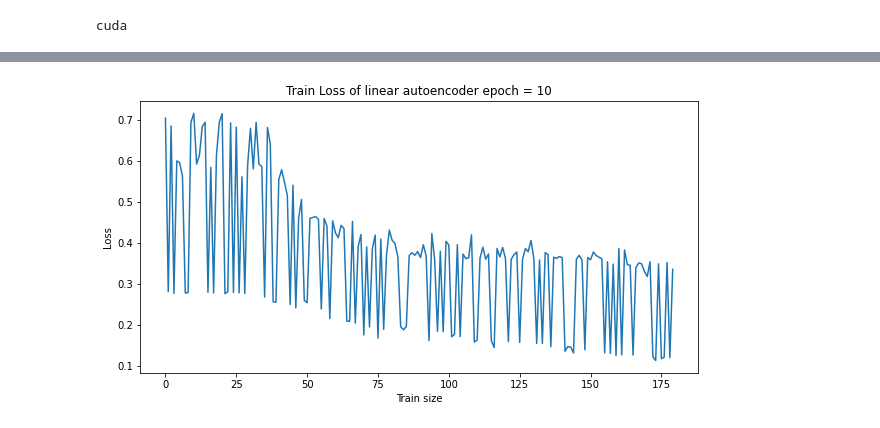
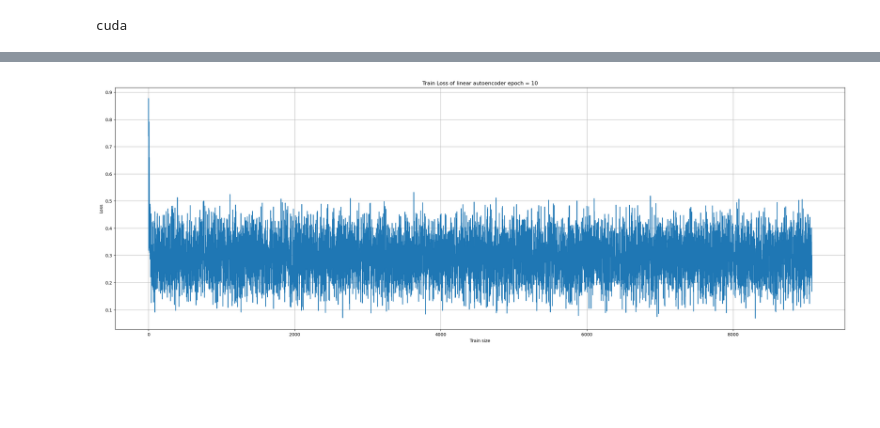
Before and after one commit to jeewonkimm2/MVTec_Anomaly_Detection, a Jupyter notebook: unsupervised/CNN_autoencoder.ipynb, the cells around one changed output, grey strips where cells are left out. Saved outputs shown, nothing was run; the diff lists cells and outputs as text; code cells hidden in the pictures; blank space fills up the shorter version.

```diff
--- a/unsupervised/CNN_autoencoder.ipynb
+++ b/unsupervised/CNN_autoencoder.ipynb
@@ -23,9 +18,9 @@ ImageFile.LOAD_TRUNCATED_IMAGES = True
 device = torch.device('cuda' if torch.cuda.is_available() else 'cpu')
 print(device)
 
-BATCH_SIZE = 1
+BATCH_SIZE = 4
 EPOCHS = 10
-data_dir = "/content/drive/MyDrive/dataset_auto"
+data_dir = "/home/iai/Desktop/Jeewon/Seminar/20230112_MVtecAD/data/dataset_auto"
 # %% [output]
 cuda
 # %%
@@ -123,24 +117,26 @@ class CNN_Autoencoder(nn.Module):
     decoded = self.decoder(encoded)
     return decoded
 # %%
-model = CNN_Autoencoder()
+model = CNN_Autoencoder().to(device)
+
 criterion = nn.MSELoss()
-optimizer = torch.optim.Adam(model.parameters(), lr = 0.0001)
+optimizer = torch.optim.Adam(model.parameters(), lr = 0.001)
 # %%
-output = []
-loss_list = []
+output_train = []
+train_loss = []
 
 for epoch in range(EPOCHS):
   for (img, _) in train_loader:
     # img = img.reshape(-1, 224*224*3)
+    img = img.to(device)
     recon = model(img)
     loss = criterion(recon, img)
-    loss_list.append(loss.item())
 
     optimizer.zero_grad()
     loss.backward()
     optimizer.step()
+    train_loss.append(loss.item())
 
   print(f'Epoch:{epoch+1}, Loss:{loss.item():.4f}')
-  output.append((epoch, img, recon))
+  output_train.append((epoch, img, recon))
 # %% [output]
@@ -190,10 +153,11 @@ imshow(torchvision.utils.make_grid(rec))
 # %%
-plt.figure(figsize=(10,5))
-plt.plot(loss_list)
+plt.figure(figsize=(30,10))
+plt.plot(train_loss)
+plt.grid()
 plt.xlabel('Train size')
 plt.ylabel('Loss')
 plt.title('Train Loss of linear autoencoder epoch = 10')
 plt.legend
 plt.show()
 # %% [output]
-[figure, old version]
+[figure, new version]
```
Also changed, not shown: parts of 19 cells of this notebook.
